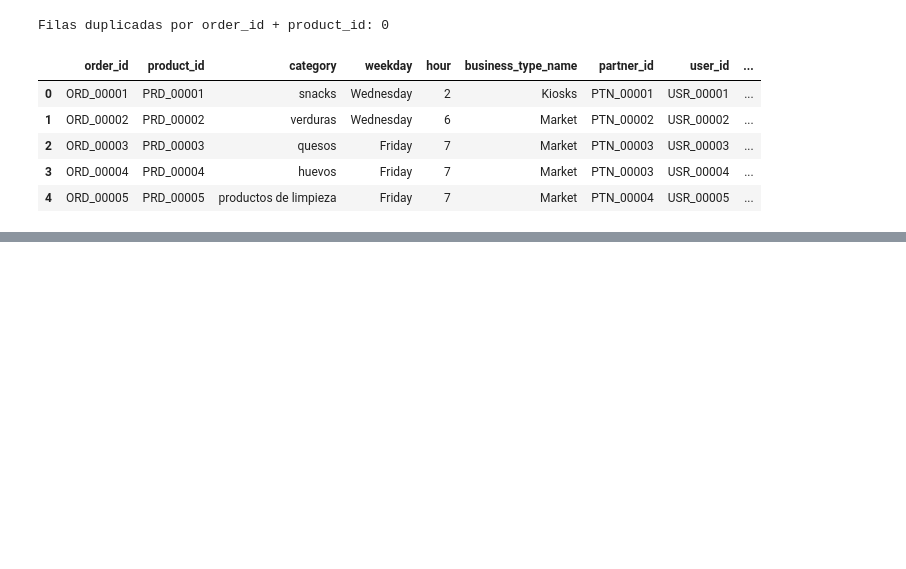
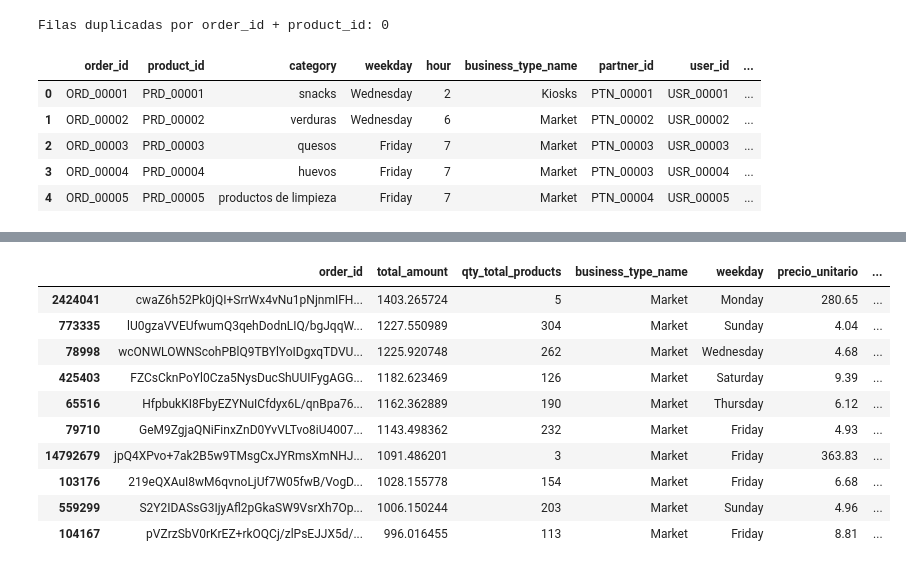
Before and after one commit to javiermagnone-lab/Javito, a Jupyter notebook: Taller_obligatorio_1.ipynb, the cells around one changed output, grey strips where cells are left out. Cells and saved outputs as stored; diff of their text form; code cells hidden in the pictures; blank space fills up the shorter version.

```diff
--- a/Taller_obligatorio_1.ipynb
+++ b/Taller_obligatorio_1.ipynb
@@ -225,0 +430,25 @@ df.head()
+# %%
+#Evaluo como se comporta total_amount con la cantidad de prodocutos de que tiene la orden
+# Top 10 órdenes por total_amount — relación con qty_total_products
+
+p99_qty = df_ord['qty_total_products'].quantile(0.99)
+
+top10 = df_ord.nlargest(10, 'total_amount')[
+    ['order_id', 'total_amount', 'qty_total_products', 'business_type_name', 'weekday']
+].copy()
+
+top10['precio_unitario'] = (top10['total_amount'] / top10['qty_total_products']).round(2)
+top10['qty_sobre_p99']   = top10['qty_total_products'] > p99_qty
+top10
+# %% [output]
+|  | order_id | total_amount | qty_total_products | business_type_name | weekday | precio_unitario | ... |
+| 2424041 | cwaZ6h52Pk0jQI+SrrWx4vNu1pNjnmIFH... | 1403.265724 | 5 | Market | Monday | 280.65 | ... |
+| 773335 | lU0gzaVVEUfwumQ3qehDodnLIQ/bgJqqW... | 1227.550989 | 304 | Market | Sunday | 4.04 | ... |
+| 78998 | wcONWLOWNScohPBlQ9TBYlYoIDgxqTDVU... | 1225.920748 | 262 | Market | Wednesday | 4.68 | ... |
+| 425403 | FZCsCknPoYl0Cza5NysDucShUUIFygAGG... | 1182.623469 | 126 | Market | Saturday | 9.39 | ... |
+| 65516 | HfpbukKI8FbyEZYNuICfdyx6L/qnBpa76... | 1162.362889 | 190 | Market | Thursday | 6.12 | ... |
+| 79710 | GeM9ZgjaQNiFinxZnD0YvVLTvo8iU4007... | 1143.498362 | 232 | Market | Friday | 4.93 | ... |
+| 14792679 | jpQ4XPvo+7ak2B5w9TMsgCxJYRmsXmNHJ... | 1091.486201 | 3 | Market | Friday | 363.83 | ... |
+| 103176 | 219eQXAuI8wM6qvnoLjUf7W05fwB/VogD... | 1028.155778 | 154 | Market | Friday | 6.68 | ... |
+| 559299 | S2Y2IDASsG3IjyAfl2pGkaSW9VsrXh7Op... | 1006.150244 | 203 | Market | Sunday | 4.96 | ... |
+| 104167 | pVZrzSbV0rKrEZ+rkOQCj/zlPsEJJX5d/... | 996.016455 | 113 | Market | Friday | 8.81 | ... |
```
Also changed, not shown: parts of 32 cells of this notebook.
